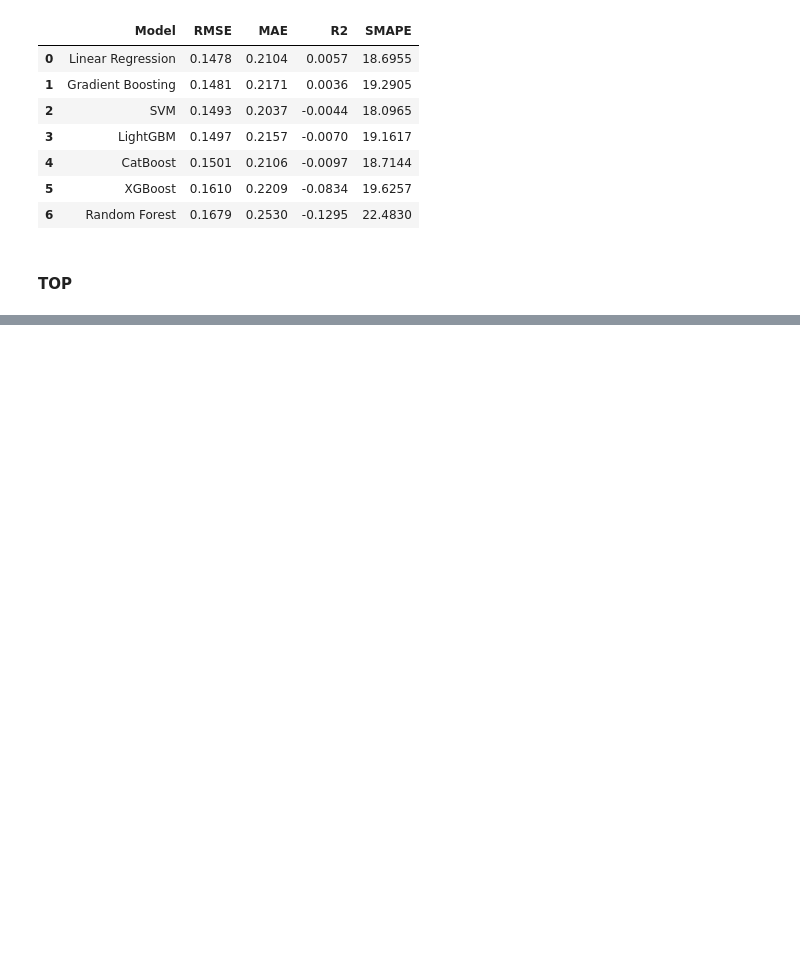
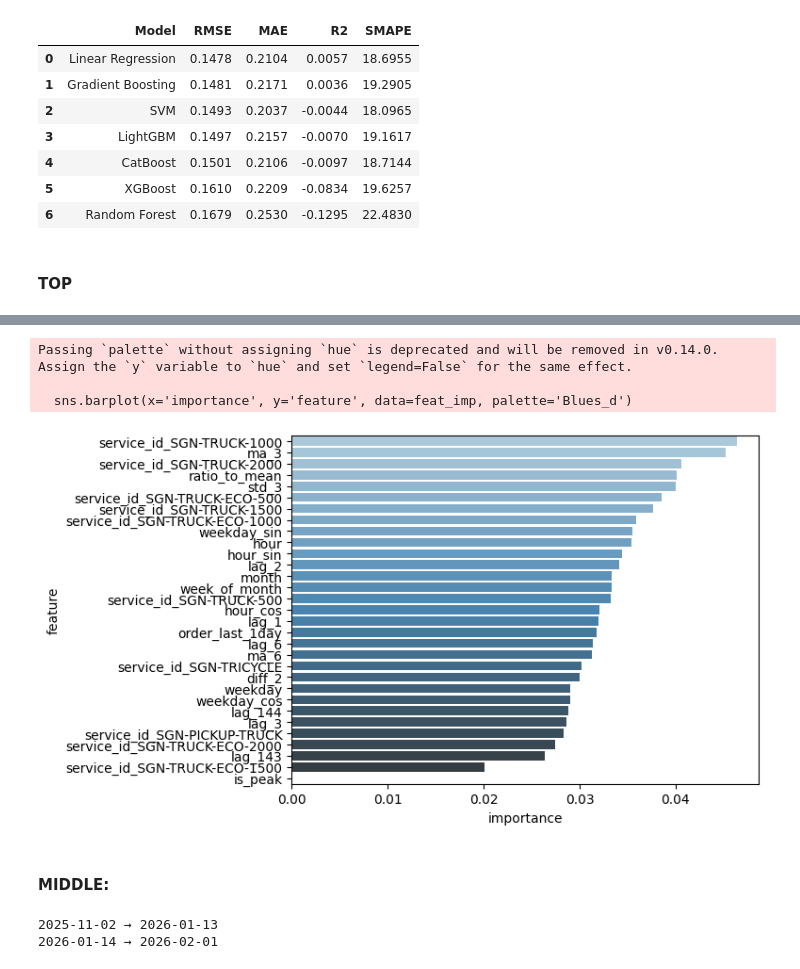
Before and after one commit to nhu1101/supply_forecasting, a Jupyter notebook: notebooks/demand_process.ipynb, the cells around one changed output, grey strips where cells are left out. Cells and saved outputs as stored; diff of their text form; code cells hidden in the pictures; blank space fills up the shorter version.

Commit message:
train different segment

```diff
--- a/notebooks/demand_process.ipynb
+++ b/notebooks/demand_process.ipynb
@@ -310,0 +321,3 @@ results_df
+# %%
+data_top_imp = impute_missing_values(data_top_eng)
+train_df, test_df = split_train_test_time(data_top_imp, 0.8, 1)
@@ -310,0 +327,6 @@ results_df
+# %%
+train_encode_df = pd.get_dummies(train_df, columns = ['service_id'])
+train_encode_df.drop(columns = ['block_start_time','hex_id','date'],inplace=True)
+# %%
+X = train_encode_df.drop(columns = ['total_demands'])
+y = train_encode_df['total_demands']
@@ -310,0 +409,28 @@ results_df
+# %%
+importance = xgb_model_peak_top.feature_importances_
+
+feat_imp = pd.DataFrame({
+    'feature': X.columns,
+    'importance': importance
+}).sort_values(by='importance', ascending=False)
+
+sns.barplot(x='importance', y='feature', data=feat_imp, palette='Blues_d')
+plt.show()
+# %% [output]
+Passing `palette` without assigning `hue` is deprecated and will be removed in v0.14.0. Assign the `y` variable to `hue` and set `legend=False` for the same effect.
+
+  sns.barplot(x='importance', y='feature', data=feat_imp, palette='Blues_d')
+[figure, added]
+# %% [markdown]
+#### MIDDLE:
+# %%
+data_middle = data[data['tier']=='MIDDLE']
+data_middle_filter = data_top[['block_start_time','hex_id','service_id','total_demands','order_last_1day']]
+df_middle_template = demand_fill_time_template(data_top_filter, data_top_filter['block_start_time'].min(), data_top_filter['block_start_time'].max(), '10min')
+data_middle_eng = demand_feature_engineering(df_top_template)
+
+data_middle_imp = impute_missing_values(data_middle_eng)
+train_df, test_df = split_train_test_time(data_middle_imp, 0.8, 1)
+# %% [output]
+2025-11-02 → 2026-01-13
+2026-01-14 → 2026-02-01
```
Also changed, not shown: parts of 22 cells of this notebook.
